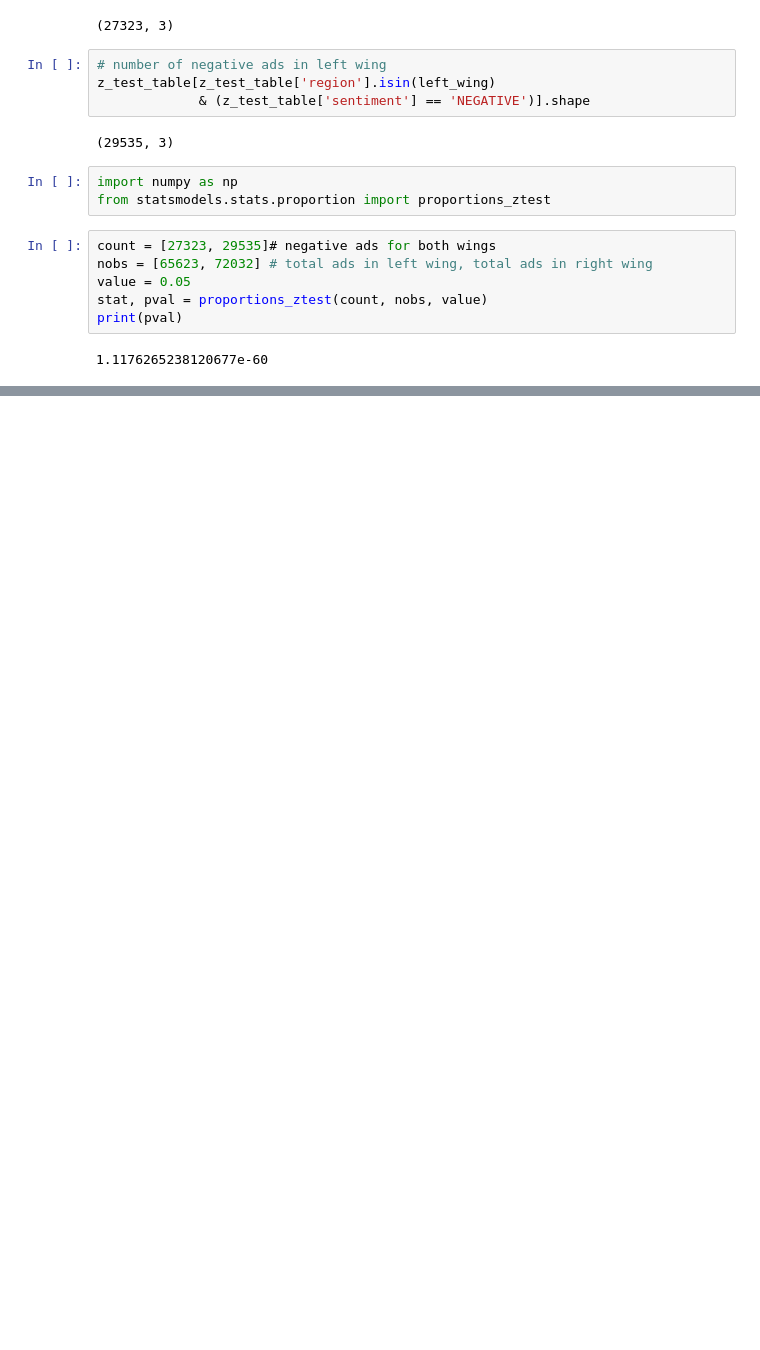
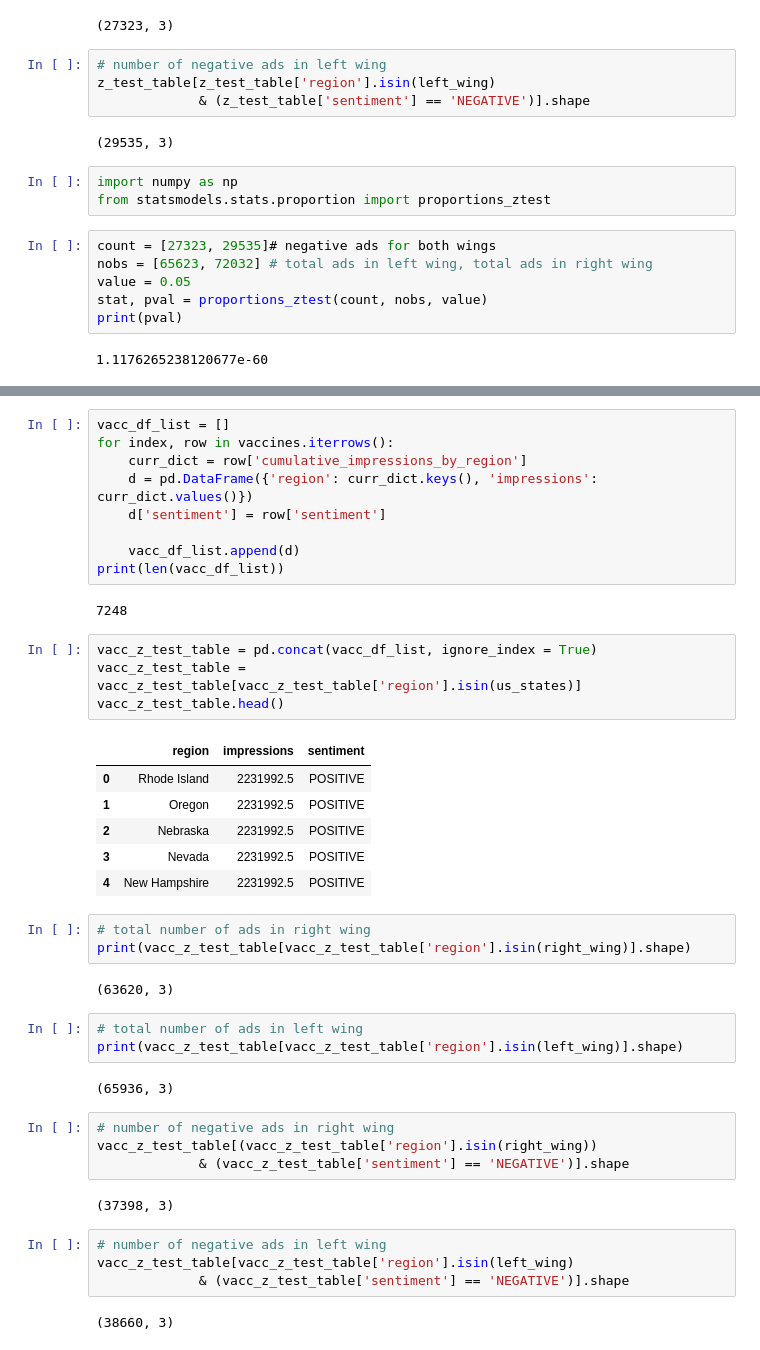
Before and after one commit to rpillai7/Facebook-Ads-Project, a Jupyter notebook: New_FB_Ads_Virtual.ipynb, the cells around one changed output, grey strips where cells are left out. Drawn from its saved outputs; the diff is of its cells as text; blank space fills up the shorter version.

```diff
--- a/New_FB_Ads_Virtual.ipynb
+++ b/New_FB_Ads_Virtual.ipynb
@@ -308,0 +327,44 @@ print(pval)
+# %%
+vacc_df_list = []
+for index, row in vaccines.iterrows():
+    curr_dict = row['cumulative_impressions_by_region']
+    d = pd.DataFrame({'region': curr_dict.keys(), 'impressions': curr_dict.values()})
+    d['sentiment'] = row['sentiment']
+
+    vacc_df_list.append(d)
+print(len(vacc_df_list))
+# %% [output]
+7248
+# %%
+vacc_z_test_table = pd.concat(vacc_df_list, ignore_index = True)
+vacc_z_test_table = vacc_z_test_table[vacc_z_test_table['region'].isin(us_states)]
+vacc_z_test_table.head()
+# %% [output]
+|  | region | impressions | sentiment |
+| 0 | Rhode Island | 2231992.5 | POSITIVE |
+| 1 | Oregon | 2231992.5 | POSITIVE |
+| 2 | Nebraska | 2231992.5 | POSITIVE |
+| 3 | Nevada | 2231992.5 | POSITIVE |
+| 4 | New Hampshire | 2231992.5 | POSITIVE |
+# %%
+# total number of ads in right wing
+print(vacc_z_test_table[vacc_z_test_table['region'].isin(right_wing)].shape)
+# %% [output]
+(63620, 3)
+# %%
+# total number of ads in left wing
+print(vacc_z_test_table[vacc_z_test_table['region'].isin(left_wing)].shape)
+# %% [output]
+(65936, 3)
+# %%
+# number of negative ads in right wing
+vacc_z_test_table[(vacc_z_test_table['region'].isin(right_wing))
+             & (vacc_z_test_table['sentiment'] == 'NEGATIVE')].shape
+# %% [output]
+(37398, 3)
+# %%
+# number of negative ads in left wing
+vacc_z_test_table[vacc_z_test_table['region'].isin(left_wing)
+             & (vacc_z_test_table['sentiment'] == 'NEGATIVE')].shape
+# %% [output]
+(38660, 3)
```
Also changed, not shown: parts of 12 cells of this notebook.
